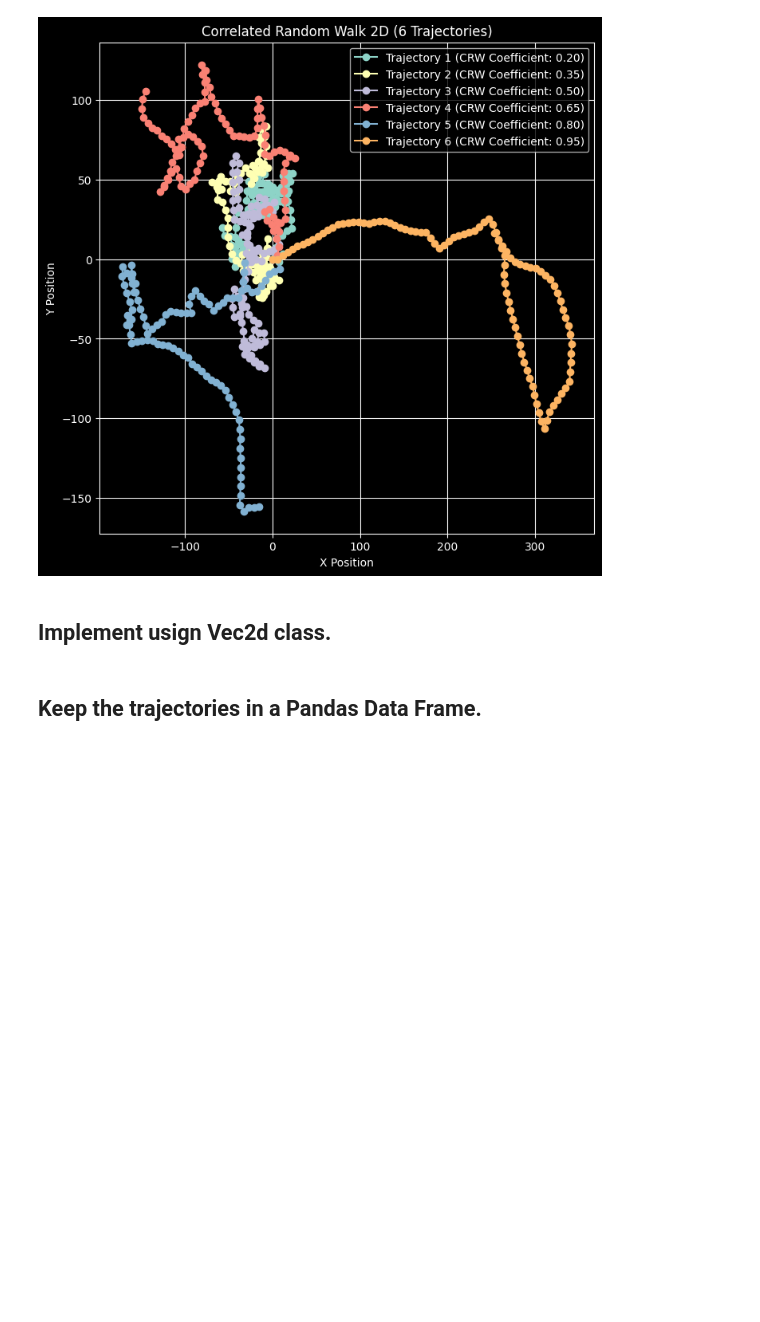
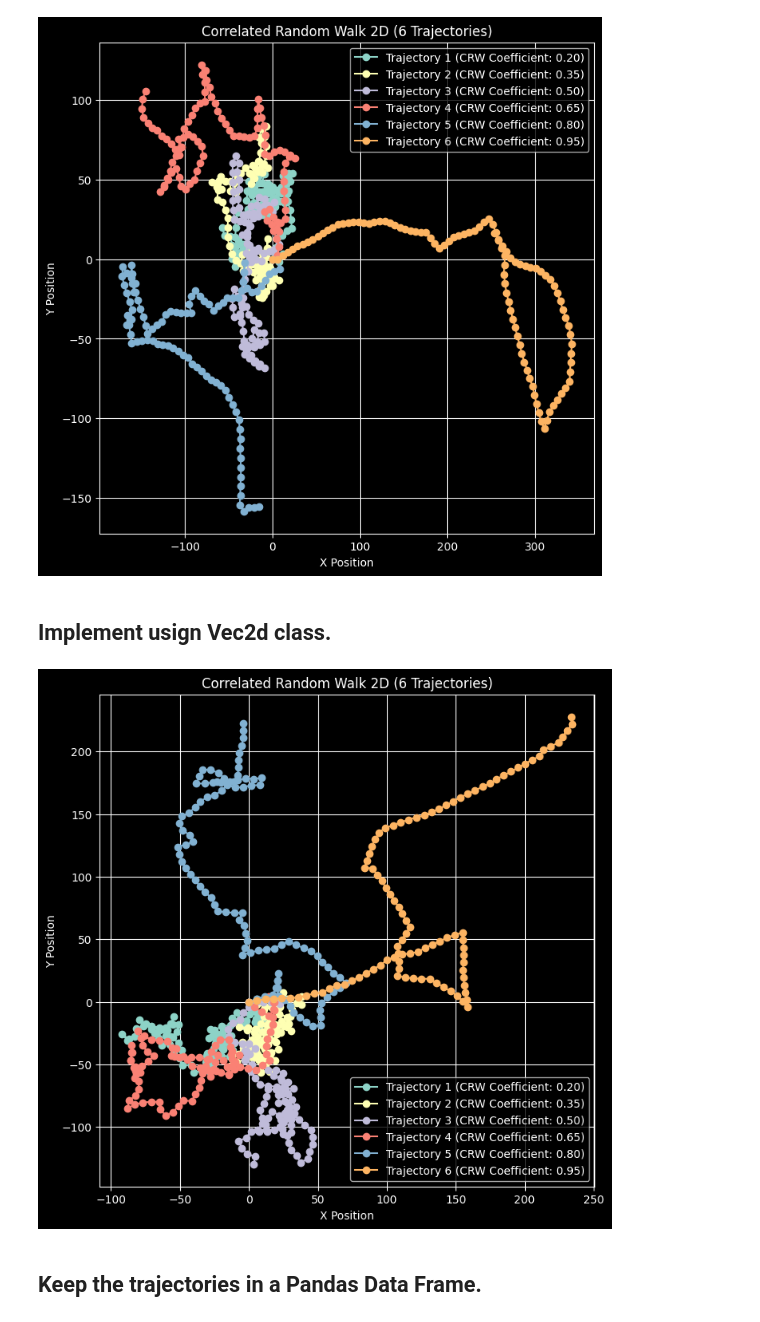
Before and after one commit to OmarGudi/Random_Walks_BrownianMotion, a Jupyter notebook: Random Walks_Correlated.ipynb, the cells around one changed output. Saved outputs shown, nothing was run; the diff lists cells and outputs as text; code cells hidden in the pictures; blank space fills up the shorter version.

```diff
--- a/Random Walks_Correlated.ipynb
+++ b/Random Walks_Correlated.ipynb
@@ -280,5 +280,51 @@ fig_wrapcauchy_pdf.show()
 [figure]
 # %% [markdown]
 ## Implement usign Vec2d class.
+# %%
+# Init parameters
+n_steps = 100
+s_pos = Vec2d(0, 0)
+speed = 6
+n_traj = 6  # Number of trajectory to be generated.
+CRW_coefficient = [0.2, 0.35, 0.5, 0.65, 0.8, 0.95] #This are the CRW vlaues to used for the figures.
+plt.style.use('dark_background')
+plt.figure(figsize=(8, 8))
+fig_wrapcauchy_pdf = go.Figure()
+for j in range(n_traj):
+    # Init velocity vector
+    velocity = Vec2d(speed, 0)
+    CRW_2d = [s_pos]
+    for i in range(1, n_steps):
+        turn_angle = wrapcauchy.rvs(CRW_coefficient[j])
+        velocity = velocity.rotated(turn_angle)
+        new_pos = CRW_2d[-1] + velocity
+        CRW_2d.append(new_pos)
+    CRW_2d_np = np.array([[v.x, v.y] for v in CRW_2d])
+    plt.plot(CRW_2d_np[:, 0], CRW_2d_np[:, 1], '-o', label=f'Trajectory {j+1} (CRW Coefficient: {CRW_coefficient[j]:.2f})')
+    resolution = 200
+    aux_domain = np.linspace(0, 2 * np.pi, resolution)
+    wrapcauchy_pdf = np.array([wrapcauchy.pdf(i, CRW_coefficient[j]) for i in aux_domain])
+    fig_wrapcauchy_pdf.add_trace(go.Scatter(
+         x=aux_domain,
+         y=wrapcauchy_pdf,
+         marker=dict(size=2),
+         line=dict(width=2),
+         mode='lines',
+         name=f'Trajectory {j+1} (CRW Coefficient: {CRW_coefficient[j]:.2f})',
+         showlegend=True
+    ))
+plt.title(f'Correlated Random Walk 2D ({n_traj} Trajectories)')
+plt.xlabel('X Position')
+plt.ylabel('Y Position')
+plt.grid()
+plt.legend()
+plt.show()
+fig_wrapcauchy_pdf.update_layout(title='Wrapped Cauchy Probability Density Function for Multiple Trajectories',
+                                 xaxis_title='Angle (radians)',
+                                 yaxis_title='Probability Density',
+                                 template="plotly_dark")
+fig_wrapcauchy_pdf.show()
+# %% [output]
+[figure, added]
 # %% [markdown]
 ## Keep the trajectories in a Pandas Data Frame.
```
Also changed, not shown: parts of 2 cells of this notebook.
